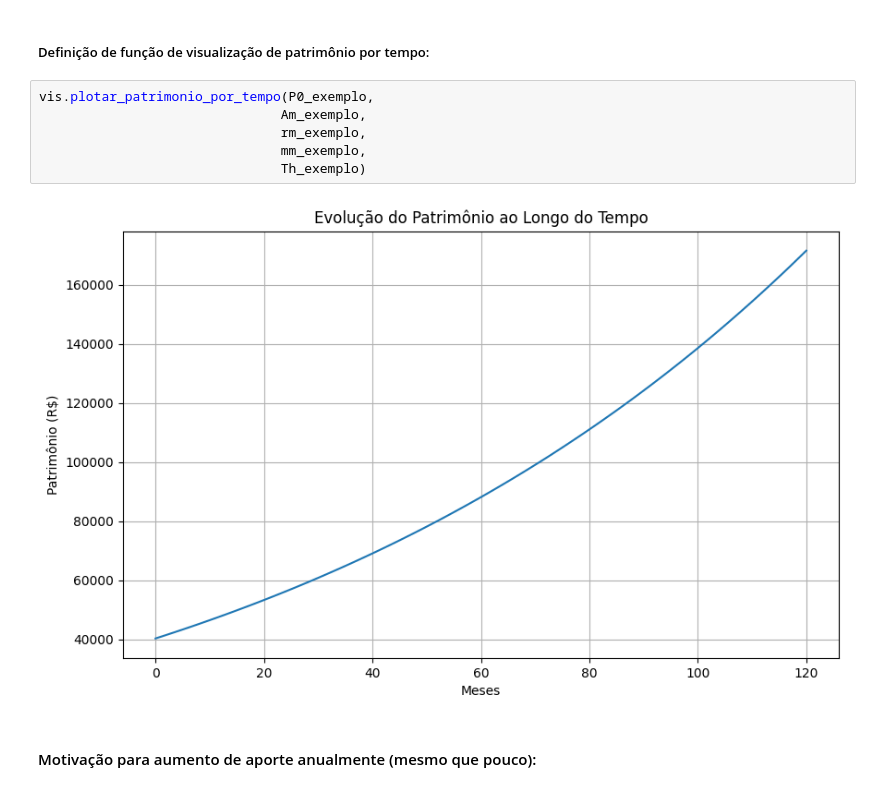
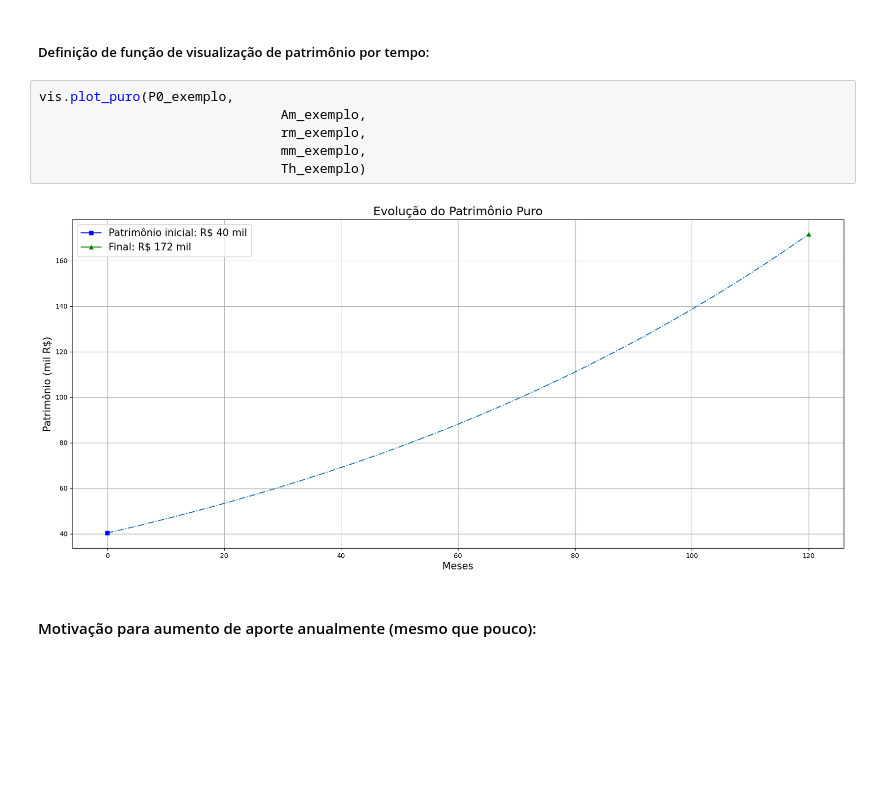
Before and after one commit to d-domeniconi/debt_simulator, a Jupyter notebook: notebooks/debt_simulator.ipynb, the cells around one changed output. Cells and saved outputs as stored; diff of their text form; blank space fills up the shorter version.

Commit message:
polished the visualizations, and added some comments to the code.

```diff
--- a/notebooks/debt_simulator.ipynb
+++ b/notebooks/debt_simulator.ipynb
@@ -115,13 +115,13 @@ eq.patrimonio_puro_por_tempo(P0_exemplo,
 # %% [markdown]
 ##### Definição de função de visualização de patrimônio por tempo:
 # %%
-vis.plotar_patrimonio_por_tempo(P0_exemplo,
+vis.plot_puro(P0_exemplo,
                                Am_exemplo,
                                rm_exemplo,
                                mm_exemplo,
                                Th_exemplo)
 # %% [output]
-[figure, old version]
+[figure, new version]
 # %% [markdown]
 #### Motivação para aumento de aporte anualmente (mesmo que pouco):
 # %%
```
Also changed, not shown: parts of 24 cells of this notebook, 3 other files.
